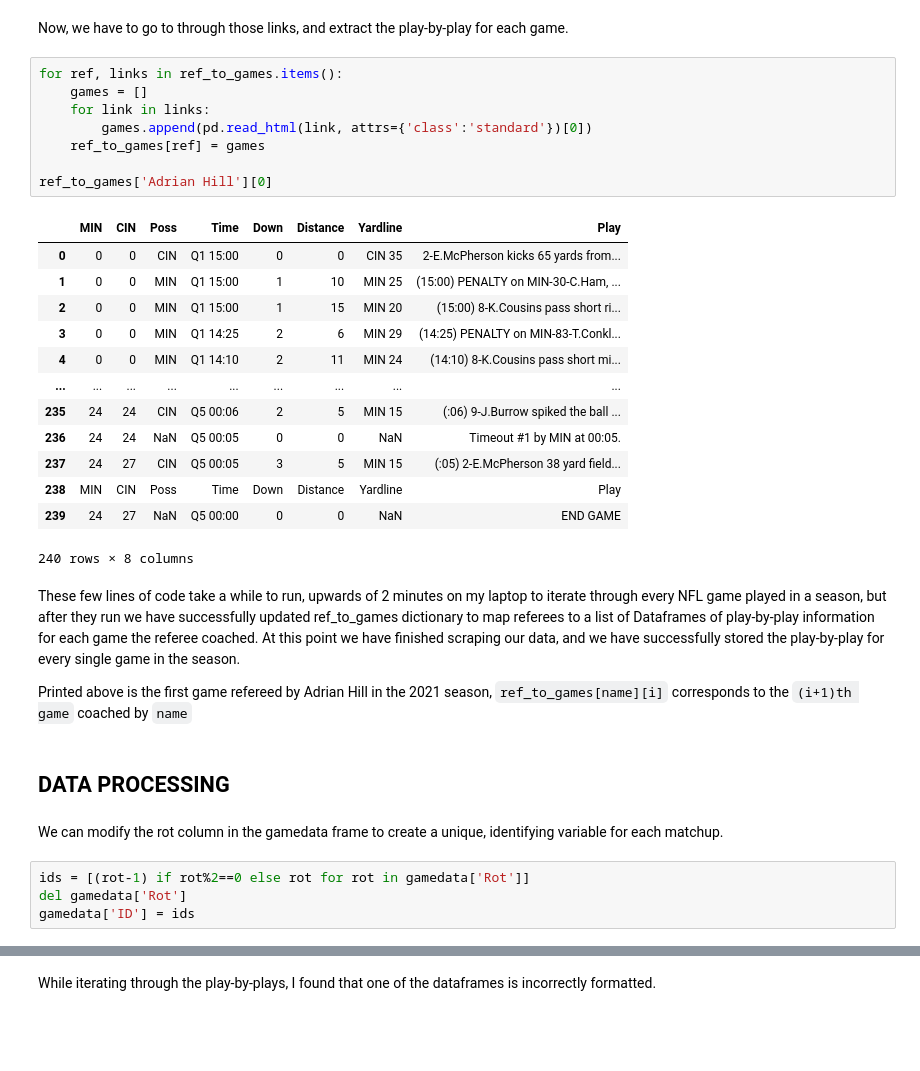
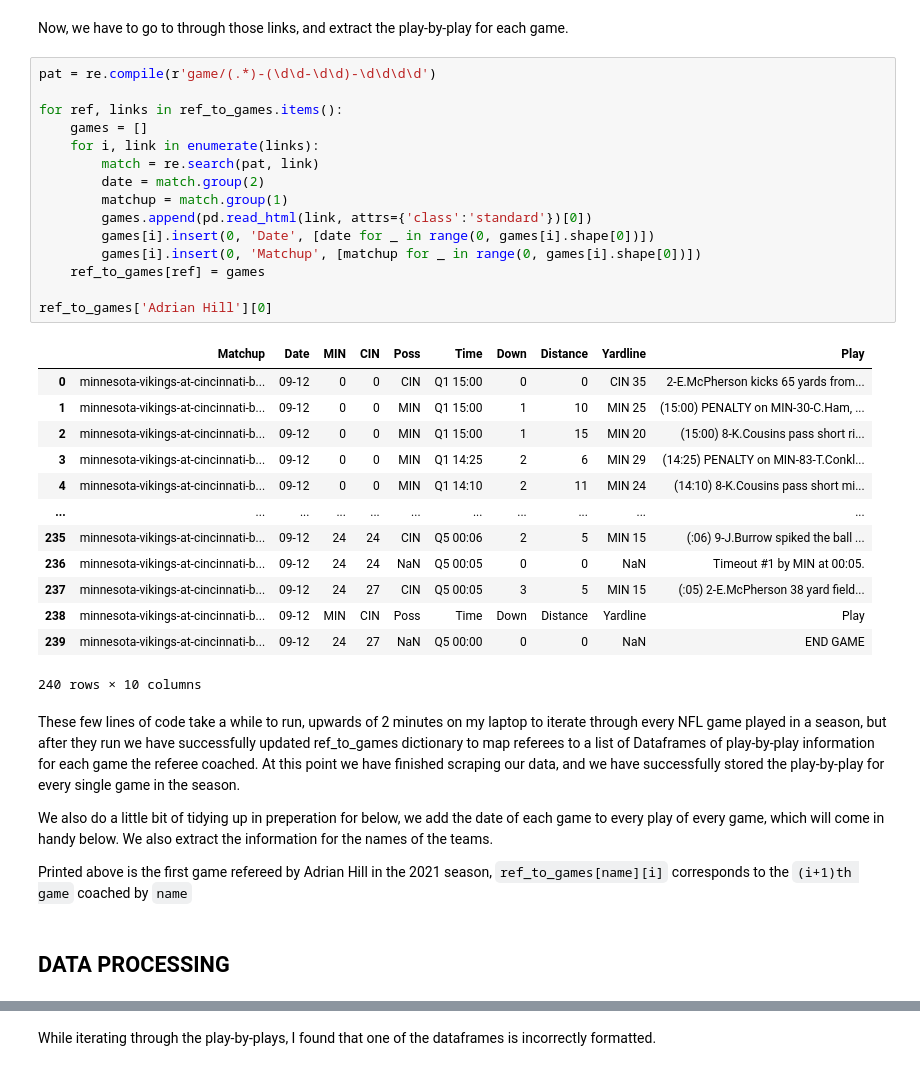
Before and after one commit to zmolz/penalties, a Jupyter notebook: index.ipynb, the cells around one changed output, grey strips where cells are left out. Drawn from its saved outputs; the diff is of its cells as text; blank space fills up the shorter version.

````diff
--- a/index.ipynb
+++ b/index.ipynb
@@ -116,36 +116,39 @@ In this code, we have updated the ref_to_games dictionary to map each referee to
 # %% [markdown]
 Now, we have to go to through those links, and extract the play-by-play for each game.
 # %%
+pat = re.compile(r'game/(.*)-(\d\d-\d\d)-\d\d\d\d')
+
 for ref, links in ref_to_games.items():
     games = []
-    for link in links:
+    for i, link in enumerate(links):
+        match = re.search(pat, link)
+        date = match.group(2)
+        matchup = match.group(1)
         games.append(pd.read_html(link, attrs={'class':'standard'})[0])
+        games[i].insert(0, 'Date', [date for _ in range(0, games[i].shape[0])])
+        games[i].insert(0, 'Matchup', [matchup for _ in range(0, games[i].shape[0])])
     ref_to_games[ref] = games
 
 ref_to_games['Adrian Hill'][0]
 # %% [output]
-|  | MIN | CIN | Poss | Time | Down | Distance | Yardline | Play |
-| 0 | 0 | 0 | CIN | Q1 15:00 | 0 | 0 | CIN 35 | 2-E.McPherson kicks 65 yards from... |
-| 1 | 0 | 0 | MIN | Q1 15:00 | 1 | 10 | MIN 25 | (15:00) PENALTY on MIN-30-C.Ham, ... |
-| 2 | 0 | 0 | MIN | Q1 15:00 | 1 | 15 | MIN 20 | (15:00) 8-K.Cousins pass short ri... |
-| 3 | 0 | 0 | MIN | Q1 14:25 | 2 | 6 | MIN 29 | (14:25) PENALTY on MIN-83-T.Conkl... |
-| 4 | 0 | 0 | MIN | Q1 14:10 | 2 | 11 | MIN 24 | (14:10) 8-K.Cousins pass short mi... |
-| ... | ... | ... | ... | ... | ... | ... | ... | ... |
-| 235 | 24 | 24 | CIN | Q5 00:06 | 2 | 5 | MIN 15 | (:06) 9-J.Burrow spiked the ball ... |
-| 236 | 24 | 24 | NaN | Q5 00:05 | 0 | 0 | NaN | Timeout #1 by MIN at 00:05. |
-| 237 | 24 | 27 | CIN | Q5 00:05 | 3 | 5 | MIN 15 | (:05) 2-E.McPherson 38 yard field... |
-| 238 | MIN | CIN | Poss | Time | Down | Distance | Yardline | Play |
-| 239 | 24 | 27 | NaN | Q5 00:00 | 0 | 0 | NaN | END GAME |
+|  | Matchup | Date | MIN | CIN | Poss | Time | Down | Distance | Yardline | Play |
+| 0 | minnesota-vikings-at-cincinnati-b... | 09-12 | 0 | 0 | CIN | Q1 15:00 | 0 | 0 | CIN 35 | 2-E.McPherson kicks 65 yards from... |
+| 1 | minnesota-vikings-at-cincinnati-b... | 09-12 | 0 | 0 | MIN | Q1 15:00 | 1 | 10 | MIN 25 | (15:00) PENALTY on MIN-30-C.Ham, ... |
+| 2 | minnesota-vikings-at-cincinnati-b... | 09-12 | 0 | 0 | MIN | Q1 15:00 | 1 | 15 | MIN 20 | (15:00) 8-K.Cousins pass short ri... |
+| 3 | minnesota-vikings-at-cincinnati-b... | 09-12 | 0 | 0 | MIN | Q1 14:25 | 2 | 6 | MIN 29 | (14:25) PENALTY on MIN-83-T.Conkl... |
+| 4 | minnesota-vikings-at-cincinnati-b... | 09-12 | 0 | 0 | MIN | Q1 14:10 | 2 | 11 | MIN 24 | (14:10) 8-K.Cousins pass short mi... |
+| ... | ... | ... | ... | ... | ... | ... | ... | ... | ... | ... |
+| 235 | minnesota-vikings-at-cincinnati-b... | 09-12 | 24 | 24 | CIN | Q5 00:06 | 2 | 5 | MIN 15 | (:06) 9-J.Burrow spiked the ball ... |
+| 236 | minnesota-vikings-at-cincinnati-b... | 09-12 | 24 | 24 | NaN | Q5 00:05 | 0 | 0 | NaN | Timeout #1 by MIN at 00:05. |
+| 237 | minnesota-vikings-at-cincinnati-b... | 09-12 | 24 | 27 | CIN | Q5 00:05 | 3 | 5 | MIN 15 | (:05) 2-E.McPherson 38 yard field... |
+| 238 | minnesota-vikings-at-cincinnati-b... | 09-12 | MIN | CIN | Poss | Time | Down | Distance | Yardline | Play |
+| 239 | minnesota-vikings-at-cincinnati-b... | 09-12 | 24 | 27 | NaN | Q5 00:00 | 0 | 0 | NaN | END GAME |
-240 rows × 8 columns
+240 rows × 10 columns
 # %% [markdown]
 These few lines of code take a while to run, upwards of 2 minutes on my laptop to iterate through every NFL game played in a season, but after they run we have successfully updated ref_to_games dictionary to map referees to a list of Dataframes of play-by-play information for each game the referee coached. At this point we have finished scraping our data, and we have successfully stored the play-by-play for every single game in the season.
 
+We also do a little bit of tidying up in preperation for below, we add the date of each game to every play of every game, which will come in handy below. We also extract the information for the names of the teams.
+
 Printed above is the first game refereed by Adrian Hill in the 2021 season, ```ref_to_games[name][i]``` corresponds to the ```(i+1)th game``` coached by ```name```
 # %% [markdown]
 ## DATA PROCESSING
-# %% [markdown]
-We can modify the rot column in the gamedata frame to create a unique, identifying variable for each matchup.
-# %%
-ids = [(rot-1) if rot%2==0 else rot for rot in gamedata['Rot']]
-del gamedata['Rot']
-gamedata['ID'] = ids
````
Also changed, not shown: parts of 10 cells of this notebook.
